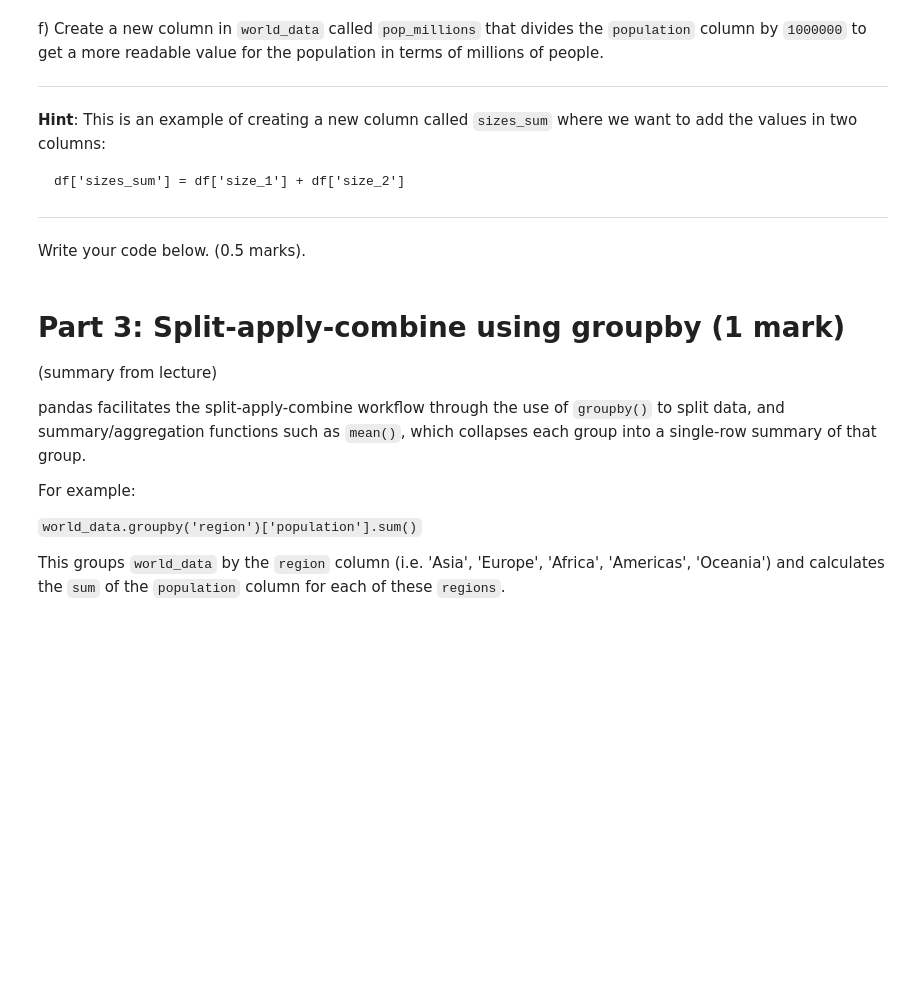
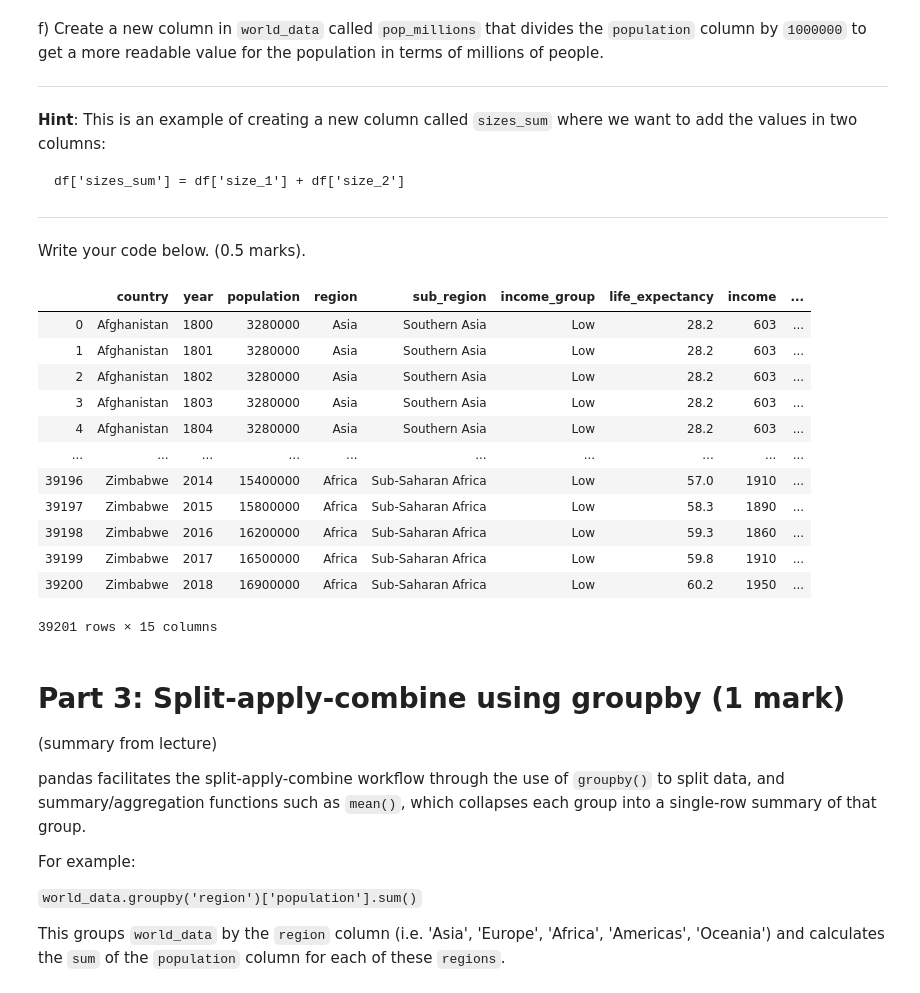
Before and after one commit to constructor-s/BME1478_Assignments, a Jupyter notebook: a06/last_first_assignment6.ipynb, the cells around one changed output. Cells and saved outputs as stored; diff of their text form; code cells hidden in the pictures; blank space fills up the shorter version.

```diff
--- a/a06/last_first_assignment6.ipynb
+++ b/a06/last_first_assignment6.ipynb
@@ -163,6 +302,23 @@ df['sizes_sum'] = df['size_1'] + df['size_2']
 ___
 
 Write your code below. (0.5 marks).
+# %%
+world_data["pop_millions"] = world_data["population"] / 1000000.0
+world_data
+# %% [output]
+|  | country | year | population | region | sub_region | income_group | life_expectancy | income | ... |
+| 0 | Afghanistan | 1800 | 3280000 | Asia | Southern Asia | Low | 28.2 | 603 | ... |
+| 1 | Afghanistan | 1801 | 3280000 | Asia | Southern Asia | Low | 28.2 | 603 | ... |
+| 2 | Afghanistan | 1802 | 3280000 | Asia | Southern Asia | Low | 28.2 | 603 | ... |
+| 3 | Afghanistan | 1803 | 3280000 | Asia | Southern Asia | Low | 28.2 | 603 | ... |
+| 4 | Afghanistan | 1804 | 3280000 | Asia | Southern Asia | Low | 28.2 | 603 | ... |
+| ... | ... | ... | ... | ... | ... | ... | ... | ... | ... |
+| 39196 | Zimbabwe | 2014 | 15400000 | Africa | Sub-Saharan Africa | Low | 57.0 | 1910 | ... |
+| 39197 | Zimbabwe | 2015 | 15800000 | Africa | Sub-Saharan Africa | Low | 58.3 | 1890 | ... |
+| 39198 | Zimbabwe | 2016 | 16200000 | Africa | Sub-Saharan Africa | Low | 59.3 | 1860 | ... |
+| 39199 | Zimbabwe | 2017 | 16500000 | Africa | Sub-Saharan Africa | Low | 59.8 | 1910 | ... |
+| 39200 | Zimbabwe | 2018 | 16900000 | Africa | Sub-Saharan Africa | Low | 60.2 | 1950 | ... |
+39201 rows × 15 columns
 # %% [markdown]
 # Part 3: Split-apply-combine using groupby (1 mark)
 
```
Also changed, not shown: parts of 16 cells of this notebook.
